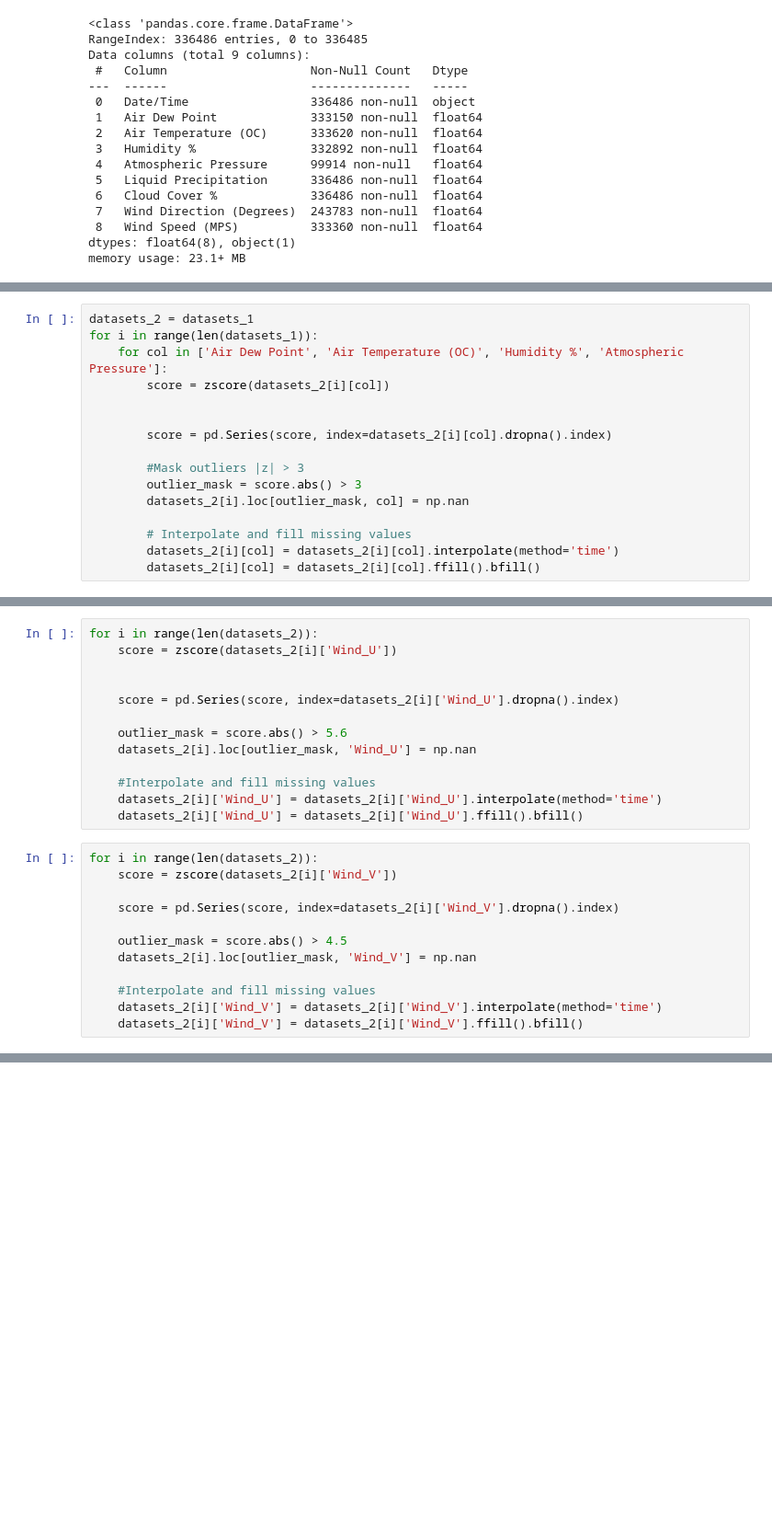
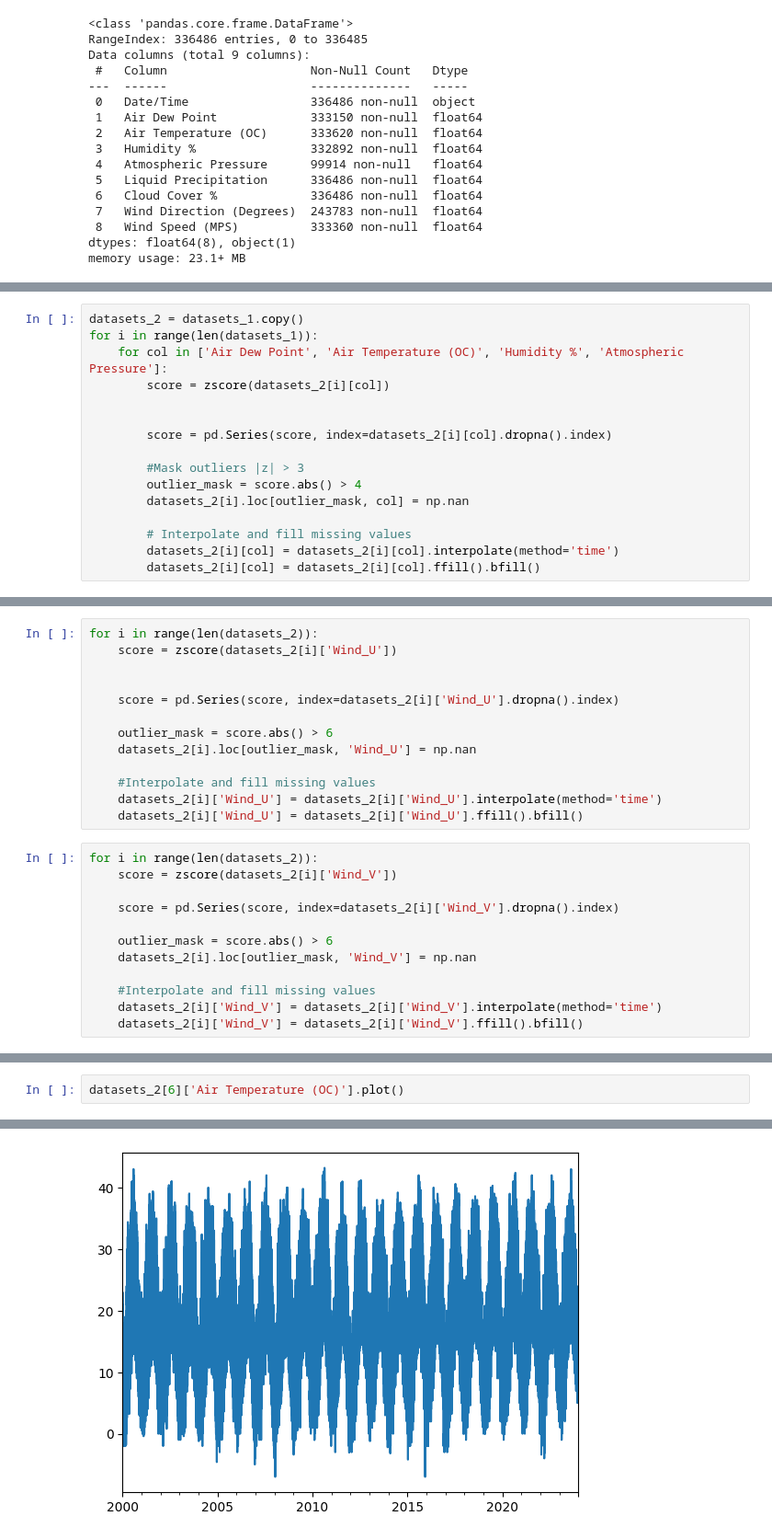
Before and after one commit to abood-shehade/Weather-prediction, a Jupyter notebook: Data_Cleaning.ipynb, the cells around one changed output, grey strips where cells are left out. Shown: that part at 92% size. Cells and saved outputs as stored; diff of their text form; blank space fills up the shorter version.

```diff
--- a/Data_Cleaning.ipynb
+++ b/Data_Cleaning.ipynb
@@ -97,5 +95,5 @@ KeyboardInterrupt:
 # %%
-datasets_2 = datasets_1
+datasets_2 = datasets_1.copy()
 for i in range(len(datasets_1)):
     for col in ['Air Dew Point', 'Air Temperature (OC)', 'Humidity %', 'Atmospheric Pressure']:
         score = zscore(datasets_2[i][col])
@@ -104,7 +102,7 @@ for i in range(len(datasets_1)):
         score = pd.Series(score, index=datasets_2[i][col].dropna().index)
 
         #Mask outliers |z| > 3
-        outlier_mask = score.abs() > 3
+        outlier_mask = score.abs() > 4
         datasets_2[i].loc[outlier_mask, col] = np.nan
 
         # Interpolate and fill missing values
@@ -139,7 +140,7 @@ for i in range(len(datasets_2)):
 
     score = pd.Series(score, index=datasets_2[i]['Wind_U'].dropna().index)
 
-    outlier_mask = score.abs() > 5.6
+    outlier_mask = score.abs() > 6
     datasets_2[i].loc[outlier_mask, 'Wind_U'] = np.nan
 
     #Interpolate and fill missing values
@@ -151,7 +152,7 @@ for i in range(len(datasets_2)):
 
     score = pd.Series(score, index=datasets_2[i]['Wind_V'].dropna().index)
 
-    outlier_mask = score.abs() > 4.5
+    outlier_mask = score.abs() > 6
     datasets_2[i].loc[outlier_mask, 'Wind_V'] = np.nan
 
     #Interpolate and fill missing values
@@ -180,0 +197,3 @@ for col in ['Wind_U', 'Wind_V']:
+# %%
+datasets_2[6]['Air Temperature (OC)'].plot()
+# %% [output]
@@ -181,2 +201,3 @@ for col in ['Wind_U', 'Wind_V']:
+[figure, added]
 # %%
 Final_data = []
```
Also changed, not shown: parts of 13 cells of this notebook, 28 other files.
